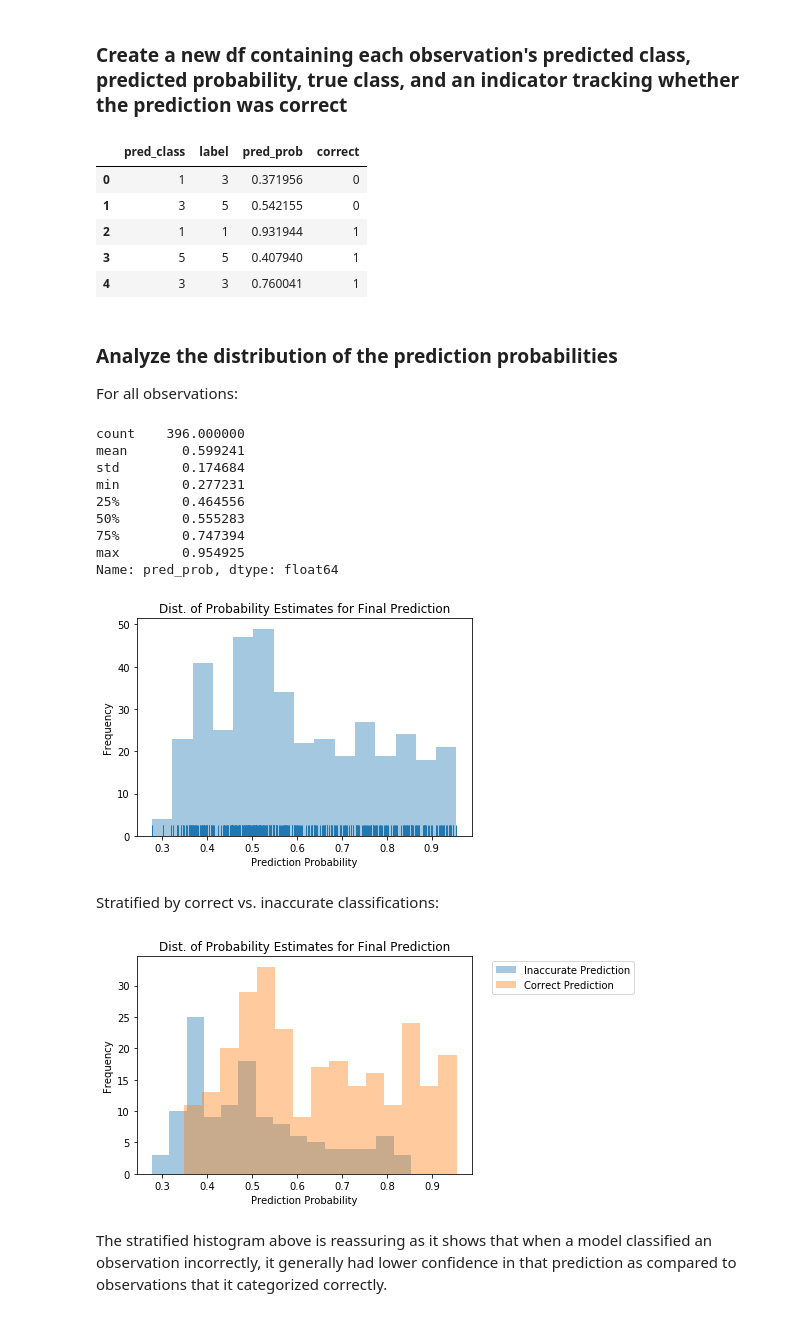
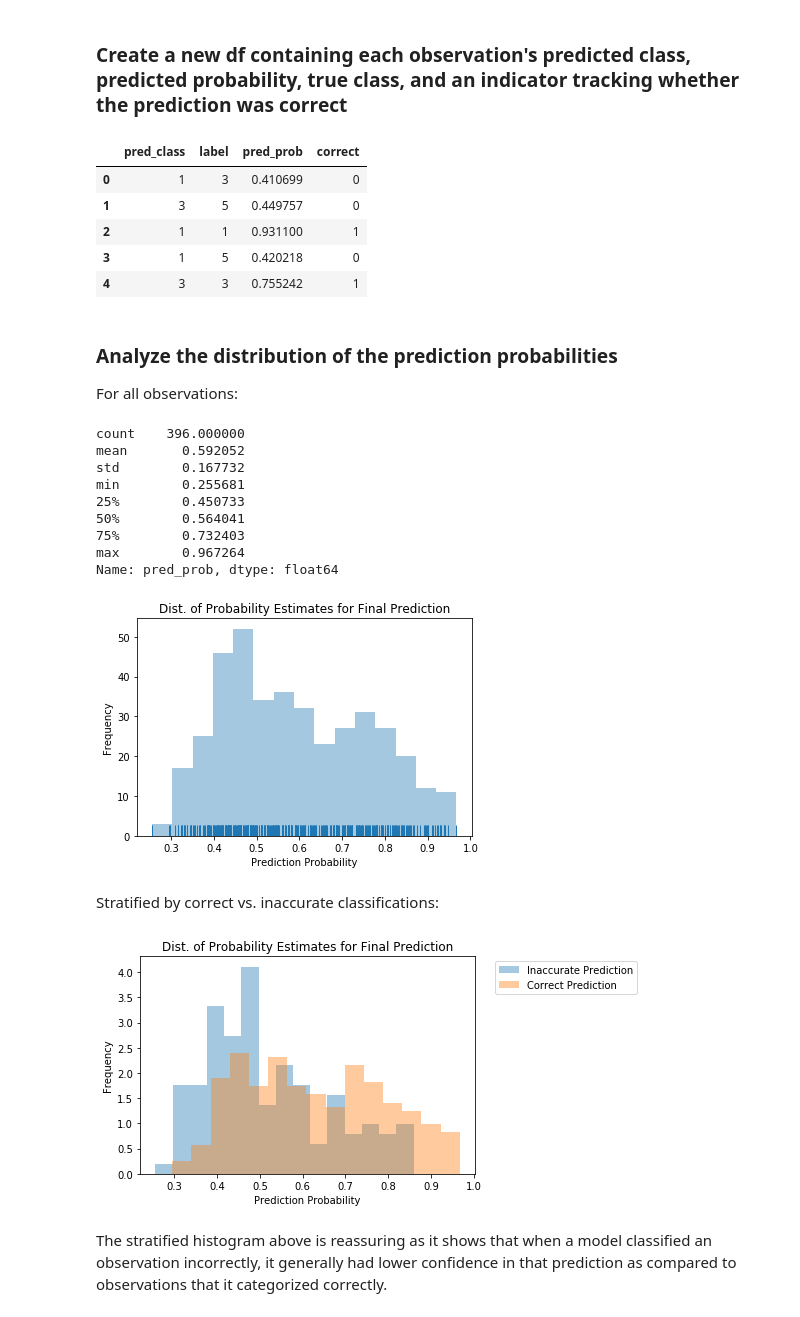
Before and after one commit to salliewalecka/Hawaii_RegimesPredictors, a Jupyter notebook: notebooks/Logistic_Regressions_with_Error_Analysis.ipynb, the cells around one changed output. Drawn from its saved outputs; the diff is of its cells as text; code cells hidden in the pictures.

Commit message:
fixed data bug; re-ran

```diff
--- a/notebooks/Logistic_Regressions_with_Error_Analysis.ipynb
+++ b/notebooks/Logistic_Regressions_with_Error_Analysis.ipynb
@@ -30,13 +30,8 @@ df, train, val, test = load_data.load_coral_data(complete=True, CV=False, conver
 #### Data Prep
 # %%
 # isolate the predictors and labels for both the training and test set
-train_X = train.iloc[:, 14:34]
-train_y = train['Regime']
-
-val_X = val.iloc[:, 14:34]
-val_y = val['Regime']
-
-pred_names = df.iloc[:, 14:34].columns
+train_X, train_y, pred_names = load_data.get_features_and_response(train, with_feature_eng = False)
+val_X, val_y, _ = load_data.get_features_and_response(val, with_feature_eng = False)
 # %% [markdown]
 ##### Standardize the data
 # %%
@@ -244,11 +239,11 @@ error_analysis_df.loc[error_analysis_df['pred_class'] == error_analysis_df['labe
 error_analysis_df.head()
 # %% [output]
 |  | pred_class | label | pred_prob | correct |
-| 0 | 1 | 3 | 0.371956 | 0 |
-| 1 | 3 | 5 | 0.542155 | 0 |
-| 2 | 1 | 1 | 0.931944 | 1 |
-| 3 | 5 | 5 | 0.407940 | 1 |
-| 4 | 3 | 3 | 0.760041 | 1 |
+| 0 | 1 | 3 | 0.410699 | 0 |
+| 1 | 3 | 5 | 0.449757 | 0 |
+| 2 | 1 | 1 | 0.931100 | 1 |
+| 3 | 1 | 5 | 0.420218 | 0 |
+| 4 | 3 | 3 | 0.755242 | 1 |
 # %% [markdown]
 ### Analyze the distribution of the prediction probabilities
 For all observations:
@@ -257,13 +252,13 @@ For all observations:
 error_analysis_df['pred_prob'].describe()
 # %% [output]
 count    396.000000
-mean       0.599241
-std        0.174684
-min        0.277231
-25%        0.464556
-50%        0.555283
-75%        0.747394
-max        0.954925
+mean       0.592052
+std        0.167732
+min        0.255681
+25%        0.450733
+50%        0.564041
+75%        0.732403
+max        0.967264
 Name: pred_prob, dtype: float64
 # %%
 # plot the distribution of the probability estimates for the model's final prediction
@@ -276,36 +271,36 @@ plt.ylabel('Frequency')
 
 plt.show()
 # %% [output]
-[figure, old version]
+[figure, new version]
 # %% [markdown]
 Stratified by correct vs. inaccurate classifications:
 # %%
 fig, ax = plt.subplots()
 # plot distribution of probability estimates stratified by accuracy of the classification
 for a in [error_analysis_df[error_analysis_df[('correct')] == 0]['pred_prob'],
            error_analysis_df[error_analysis_df[('correct')] == 1]['pred_prob']]:
-    sns.distplot(a, bins=15, ax=ax, kde=False)
+    sns.distplot(a, bins=15, ax=ax, kde=False, norm_hist = True)
 
 plt.title('Dist. of Probability Estimates for Final Prediction')
 # Set x-axis label
 plt.xlabel('Prediction Probability')
 # Set y-axis label
 plt.ylabel('Frequency')
 
 # create legend
 leg = plt.legend(labels=['Inaccurate Prediction','Correct Prediction'],
                  loc = 'upper right')
 # Get the bounding box of the original legend
 bb = leg.get_bbox_to_anchor().inverse_transformed(ax.transAxes)
 # Change to location of the legend.
 xOffset = 0.5
 bb.x0 += xOffset
 bb.x1 += xOffset
 leg.set_bbox_to_anchor(bb, transform = ax.transAxes)
 
 plt.show()
 # %% [output]
-[figure, old version]
+[figure, new version]
 # %% [markdown]
 The stratified histogram above is reassuring as it shows that when a model classified an observation incorrectly, it generally had lower confidence in that prediction as compared to observations that it categorized correctly.
 # %% [markdown]
```
Also changed, not shown: parts of 34 cells of this notebook.
